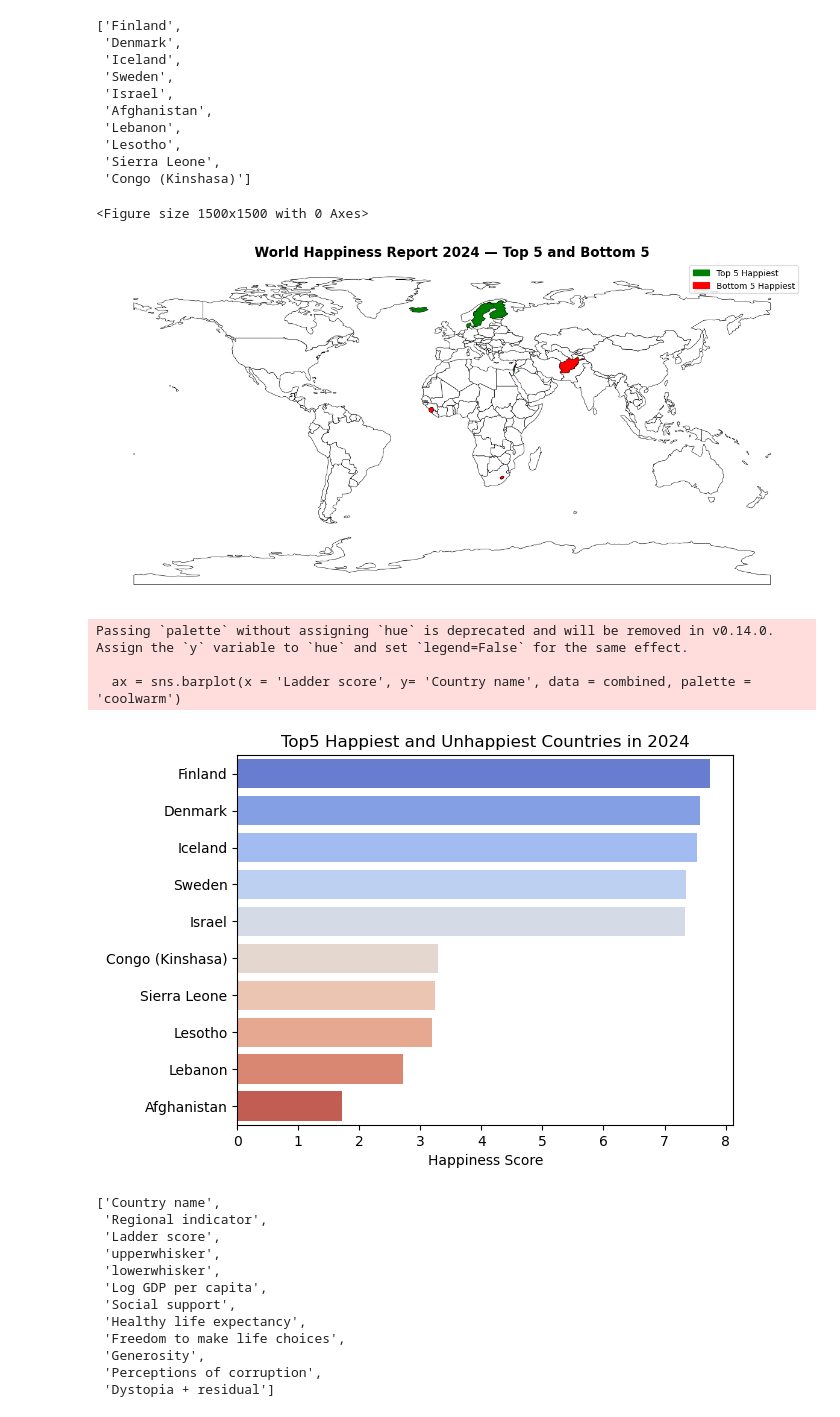
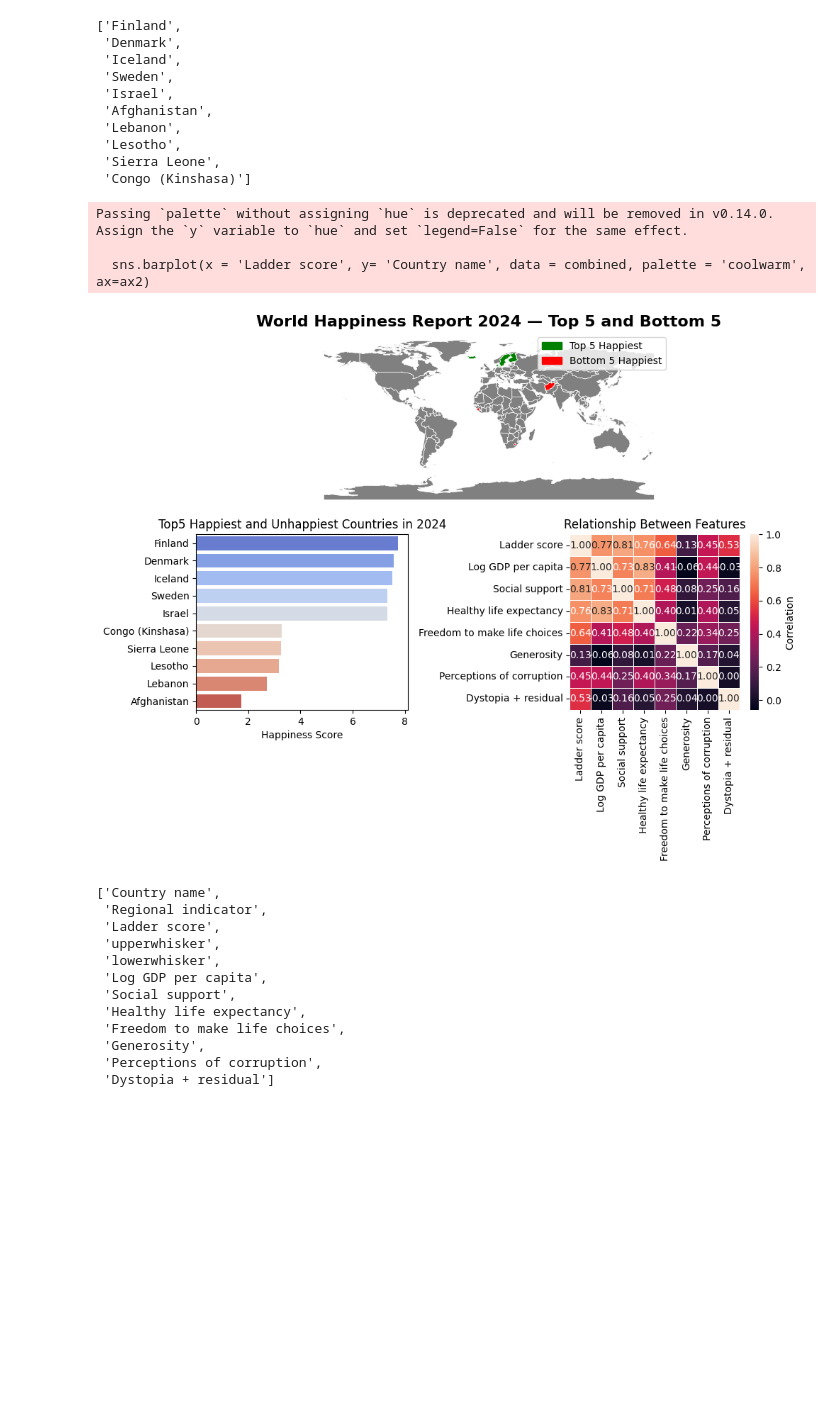
Before and after one commit to JamesLLLL/A-World-of-Happiness-, a Jupyter notebook: Project_Jianwei_Liu.ipynb, the cells around one changed output. Saved outputs shown, nothing was run; the diff lists cells and outputs as text; code cells hidden in the pictures; blank space fills up the shorter version.

```diff
--- a/Project_Jianwei_Liu.ipynb
+++ b/Project_Jianwei_Liu.ipynb
@@ -119,59 +126,73 @@ bottom5 = df_2024.nsmallest(5, 'Ladder score')['Country name'].tolist()
 
 # for index, row in df_2024.iterrows():
 #     if row['Country name'] not in extrem_names:
 #         df_2024.at[index, 'Ladder score'] = 10
 
 merged = world.merge(df_2024, left_on='ADMIN', right_on='Country name', how='left')
 def assign_color(country):
     if country in top5:
         return 'green'
     elif country in bottom5:
         return 'red'
     else:
-        return 'white'
+        return 'grey'
 
 merged['color'] = merged['ADMIN'].apply(assign_color)
 
 # Plot world map
-plt.figure(figsize=(15,15))
+# plt.figure(figsize=(15,15))
 # merged.plot(column='Ladder score', cmap='viridis', legend=True,
 #             legend_kwds={'label': "Happiness Score (2024)"})
-fig, ax = plt.subplots(figsize=(15, 8))
-merged.plot(color=merged['color'], edgecolor='black', linewidth=0.5, ax=ax)
+
+plt.figure(figsize=(10, 8))
+# fig, axs = plt.subplots(nrows=1, ncols=3, figsize=(40, 6))
+ax1 = plt.subplot(2, 1, 1)
+#fig.patch.set_facecolor('black')
+ax1.set_facecolor('black')
+merged.plot(color=merged['color'], edgecolor='white', linewidth=0.5, ax=ax1)
 # Add title and legend handles
 import matplotlib.patches as mpatches
 legend_patches = [
     mpatches.Patch(color='green', label='Top 5 Happiest'),
     mpatches.Patch(color='red', label='Bottom 5 Happiest')
     # mpatches.Patch(color='white', edgecolor='black', label='Other Countries')
 ]
 
-ax.legend(handles=legend_patches, loc='upper right', frameon=True)
-ax.set_title("World Happiness Report 2024 — Top 5 and Bottom 5", fontsize=16, fontweight='bold')
-ax.axis('off')
+ax1.legend(handles=legend_patches, loc='upper right', frameon=True)
+ax1.set_title("World Happiness Report 2024 — Top 5 and Bottom 5", fontsize=16, fontweight='bold', color='black')
+ax1.axis('off')
 # plt.axis('off')
+
+# === 2. Identify top and bottom 5 countries ===
+ax2 = plt.subplot(2, 2, 3)
+top5 = df_2024.nlargest(5, 'Ladder score')
+bottom5 = df_2024.nsmallest(5, 'Ladder score')
+combined = pd.concat([top5, bottom5]).sort_values('Ladder score', ascending=False)
+
+colors = ["#008000", "#FFFFFF", "#FF0000"] # Or use (0,1,0), (1,1,1), (1,0,0) in RGB
+cmap_name = 'green_red_custom'
+cm = LinearSegmentedColormap.from_list(cmap_name, colors, N=256)
+
+sns.barplot(x = 'Ladder score', y= 'Country name', data = combined, palette = 'coolwarm', ax=ax2)
+ax2.set_xlabel('Happiness Score')
+ax2.set(ylabel=None)
+ax2.set_title('Top5 Happiest and Unhappiest Countries in 2024')
+
+ax3 = plt.subplot(2, 2, 4)
+non_relevant_columns = ['Country name','Regional indicator','upperwhisker','lowerwhisker']
+df_2024_numeric = df_2024.drop(columns=non_relevant_columns)
+correlation_matrix = df_2024_numeric.corr()
+ax3 = sns.heatmap(correlation_matrix, annot = True, fmt ='.2f', linewidth = .7, cbar_kws={'label': 'Correlation'})
+ax3.set_title('Relationship Between Features')
+
+plt.tight_layout()
 plt.savefig('./World_selected.png', bbox_inches='tight')
 plt.show()
 # %% [output]
-<Figure size 1500x1500 with 0 Axes>
+Passing `palette` without assigning `hue` is deprecated and will be removed in v0.14.0. Assign the `y` variable to `hue` and set `legend=False` for the same effect.
+
+  sns.barplot(x = 'Ladder score', y= 'Country name', data = combined, palette = 'coolwarm', ax=ax2)
-[figure, old version]
+[figure, new version]
-# %%
-# === 2. Identify top and bottom 5 countries ===
-top5 = df_2024.nlargest(5, 'Ladder score')
-bottom5 = df_2024.nsmallest(5, 'Ladder score')
-combined = pd.concat([top5, bottom5]).sort_values('Ladder score', ascending=False)
-
-ax = sns.barplot(x = 'Ladder score', y= 'Country name', data = combined, palette = 'coolwarm')
-ax.set_xlabel('Happiness Score')
-ax.set(ylabel=None)
-plt.title('Top5 Happiest and Unhappiest Countries in 2024')
-plt.savefig('./top5.png', bbox_inches='tight')
-plt.show()
-# %% [output]
-Passing `palette` without assigning `hue` is deprecated and will be removed in v0.14.0. Assign the `y` variable to `hue` and set `legend=False` for the same effect.
-
-  ax = sns.barplot(x = 'Ladder score', y= 'Country name', data = combined, palette = 'coolwarm')
-[figure, removed]
 # %%
 df_2024.columns.tolist()
 # %% [output]
```
Also changed, not shown: parts of 9 cells of this notebook.
